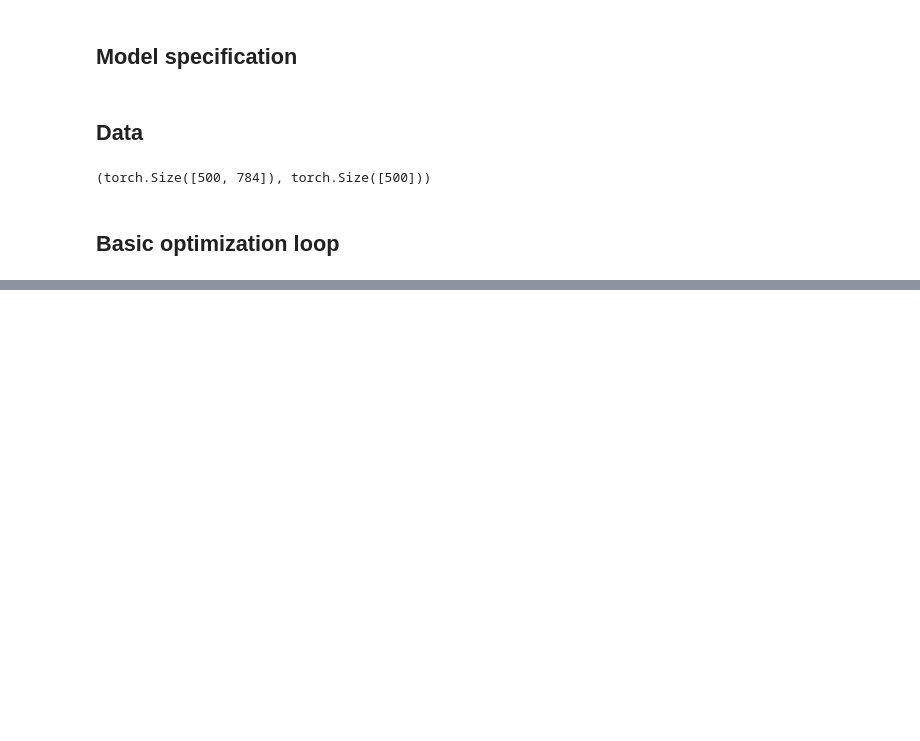
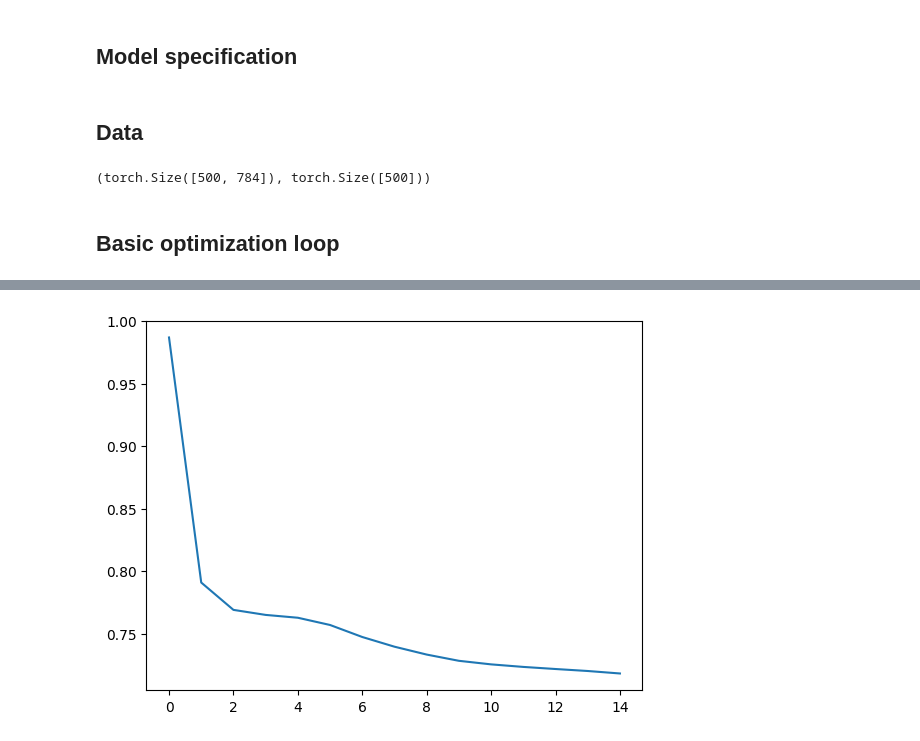
Before and after one commit to macpalor/NNDL-2025, a Jupyter notebook: ex5/exercise_5_template.ipynb, the cells around one changed output, grey strips where cells are left out. Saved outputs shown, nothing was run; the diff lists cells and outputs as text; code cells hidden in the pictures; blank space fills up the shorter version.

```diff
--- a/ex5/exercise_5_template.ipynb
+++ b/ex5/exercise_5_template.ipynb
@@ -144 +194,6 @@ embeddings1 = model.encode(subsampled_data.to(device)).cpu().detach().numpy()
+# %%
+plt.plot(losses)
+plt.show()
+# %% [output]
+[figure, added]
 # %%
```
Also changed, not shown: parts of 9 cells of this notebook.
